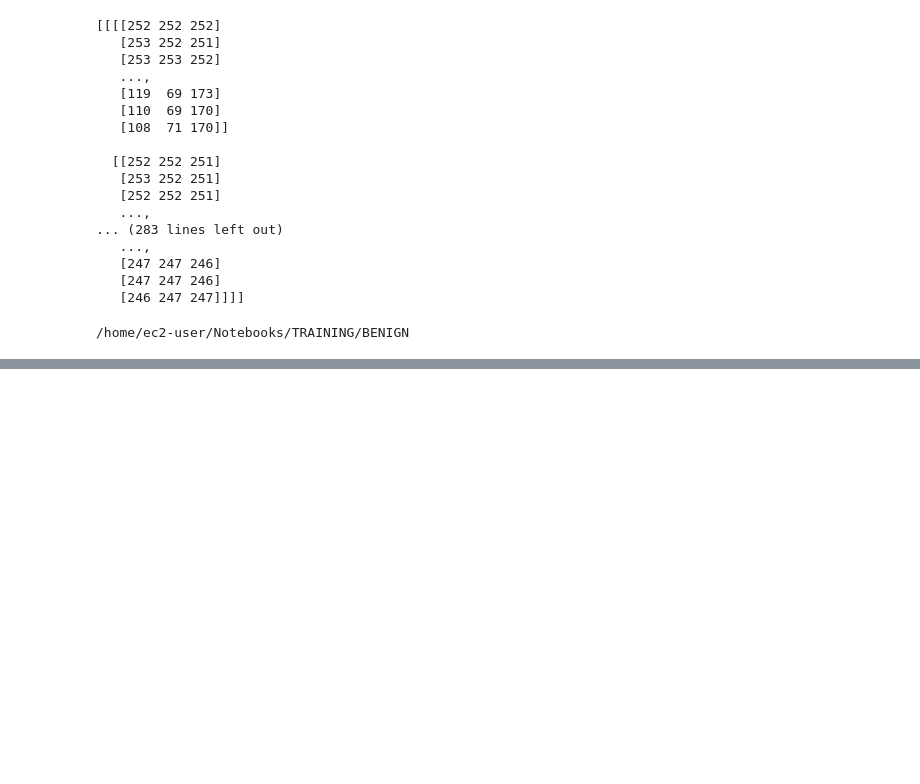
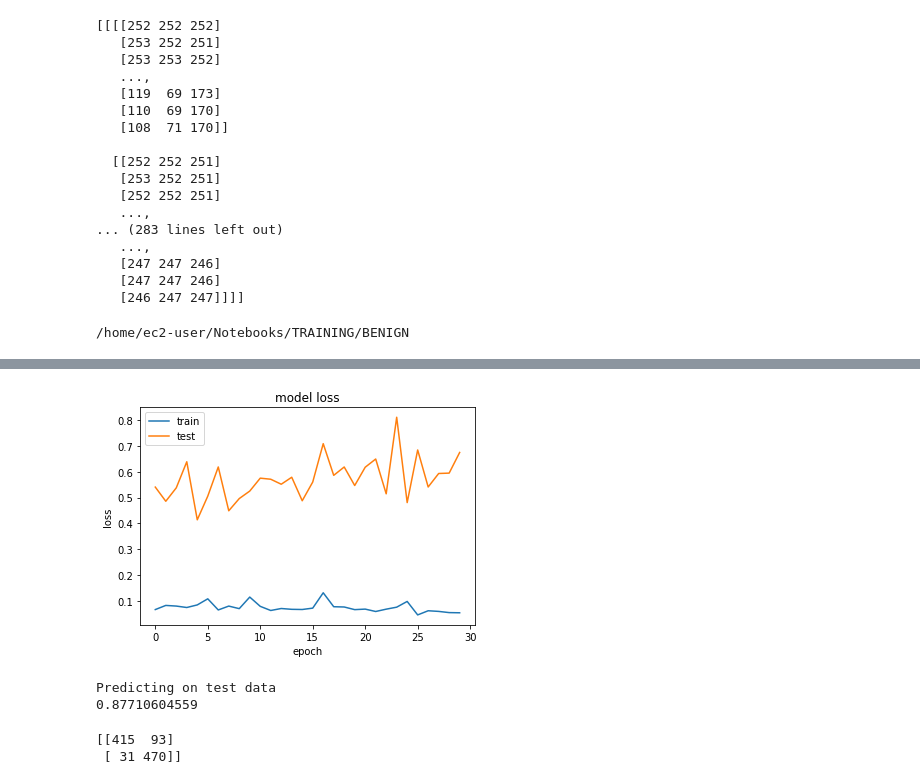
Before and after one commit to Jhilbertxtu/tumor_classification-2, a Jupyter notebook: Cell Classification.ipynb, the cells around one changed output, grey strips where cells are left out. Cells and saved outputs as stored; diff of their text form; code cells hidden in the pictures; blank space fills up the shorter version.

Commit message:
Finished Baseline - 87%

```diff
--- a/Cell Classification.ipynb
+++ b/Cell Classification.ipynb
@@ -117,0 +162,2 @@ for i in range(2500):
+# %%
+encoder = LabelEncoder()
@@ -117,0 +170,4 @@ for i in range(2500):
+# %%
+encoder.fit(y_train)
+y_train = encoder.transform(y_train)
+y_test = encoder.transform(y_test)
@@ -117,0 +196,3 @@ for i in range(2500):
+# %%
+model = baseline_model()
+print (model.summary())
@@ -117,0 +217,11 @@ for i in range(2500):
+# %%
+history = model.fit(
+    X_train,
+    y_train,
+    validation_split=0.2,
+    nb_epoch=30,
+    batch_size=32,
+    shuffle=True,
+)
+
+model.save_weights('classification.h5')
@@ -117,0 +237,39 @@ for i in range(2500):
+# %%
+def plot_learning_curve(history):
+    plt.plot(history.history['acc'])
+    plt.plot(history.history['val_acc'])
+    plt.title('model accuracy')
+    plt.ylabel('accuracy')
+    plt.xlabel('epoch')
+    plt.legend(['train', 'test'], loc='upper left')
+    plt.savefig('./accuracy_curve.png')
+    plt.clf()
+    # summarize history for loss
+    plt.plot(history.history['loss'])
+    plt.plot(history.history['val_loss'])
+    plt.title('model loss')
+    plt.ylabel('loss')
+    plt.xlabel('epoch')
+    plt.legend(['train', 'test'], loc='upper left')
+    plt.savefig('./loss_curve.png')
+
+plot_learning_curve(history)
+# %% [output]
+[figure, added]
+# %%
+from sklearn.metrics import accuracy_score
+
+print('Predicting on test data')
+y_pred = np.rint(model.predict(X_test))
+
+print(accuracy_score(y_test, y_pred))
+# %% [output]
+Predicting on test data
+0.87710604559
+# %%
+from sklearn.metrics import confusion_matrix
+
+print(confusion_matrix(y_test, y_pred))
+# %% [output]
+[[415  93]
+ [ 31 470]]
```
Also changed, not shown: parts of 10 cells of this notebook.
